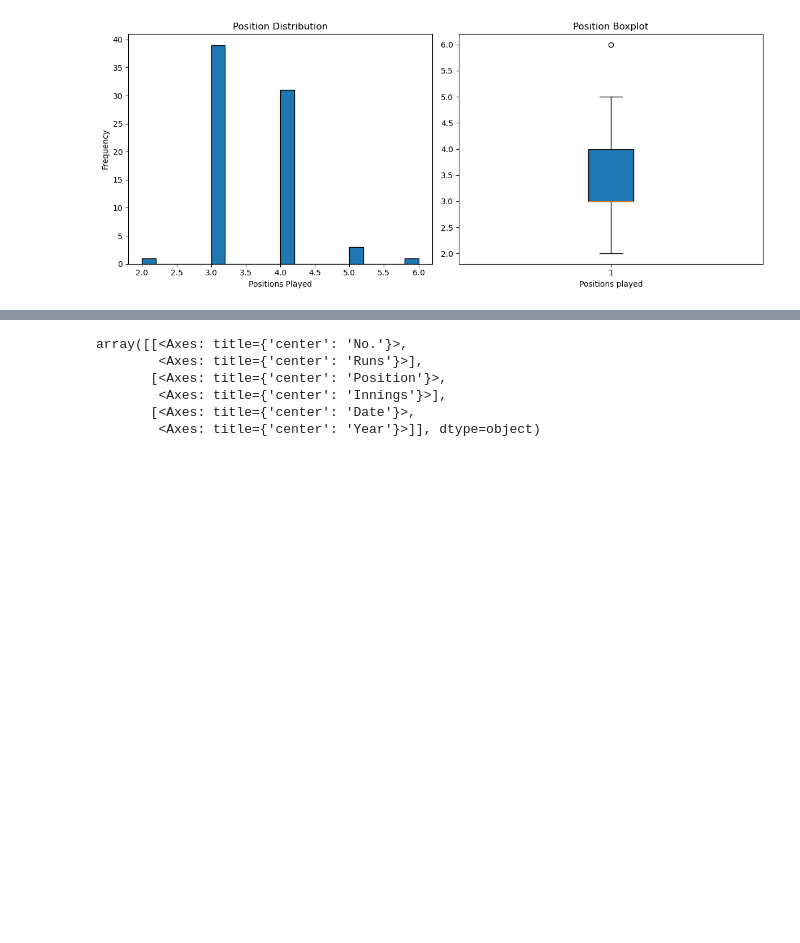
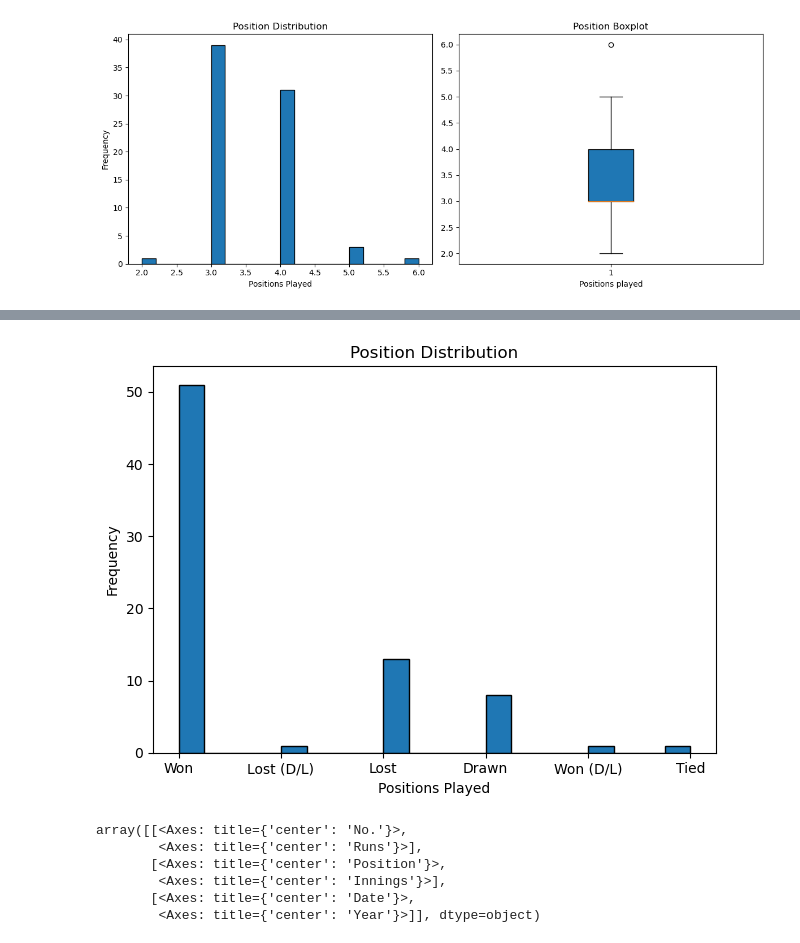
Before and after one commit to ShubhamGupta2505/MachineLearningPractice, a Jupyter notebook: eda-and-visualisation-on-virat-kohli.ipynb, the cells around one changed output, grey strips where cells are left out. Saved outputs shown, nothing was run; the diff lists cells and outputs as text; code cells hidden in the pictures; blank space fills up the shorter version.

```diff
--- a/eda-and-visualisation-on-virat-kohli.ipynb
+++ b/eda-and-visualisation-on-virat-kohli.ipynb
@@ -247,3 +266,14 @@ plt.show()
+# %%
+# Histogram
+plt.hist(df['Result'], bins=20, edgecolor='black')
+plt.xlabel('Positions Played')
+plt.ylabel('Frequency')
+plt.title('Position Distribution')
+
+plt.tight_layout()
+plt.show()
+# %% [output]
+[figure, added]
 # %%
 df.hist()
 # %% [output]
```
Also changed, not shown: parts of 7 cells of this notebook.
